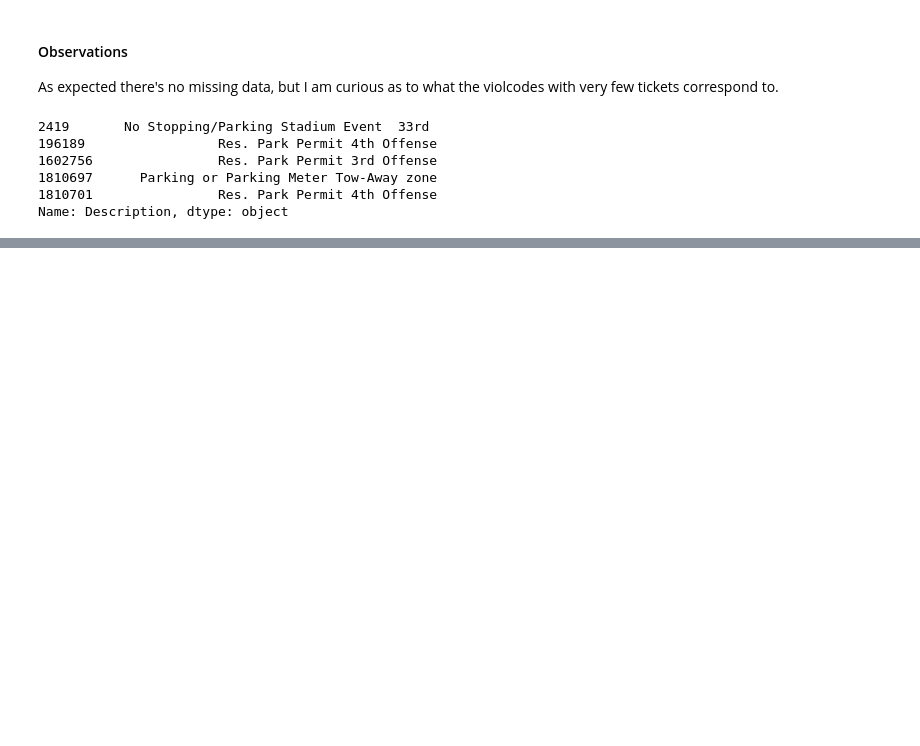
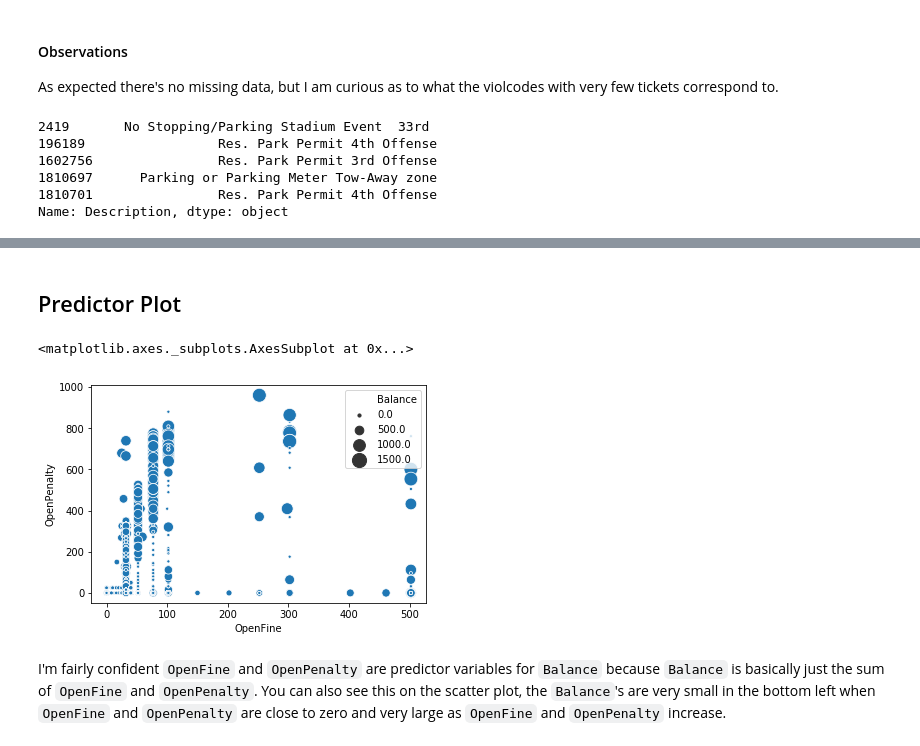
Before and after one commit to RobRoseKnows/umbc-cs-projects, a Jupyter notebook: umbc-cs491-data-science/hw/hw1/hw1.ipynb, the cells around one changed output, grey strips where cells are left out. Drawn from its saved outputs; the diff is of its cells as text; code cells hidden in the pictures; blank space fills up the shorter version.

```diff
--- a/umbc-cs491-data-science/hw/hw1/hw1.ipynb
+++ b/umbc-cs491-data-science/hw/hw1/hw1.ipynb
@@ -162,0 +341,9 @@ Alright, it looks like they correspond to a few different tickets that have happ
+# %% [markdown]
+## Predictor Plot
+# %%
+sns.scatterplot(x="OpenFine", y="OpenPenalty", size="Balance", sizes=(10,200), data=df[:50000])
+# %% [output]
+<matplotlib.axes._subplots.AxesSubplot at 0x...>
+[figure, added]
+# %% [markdown]
+I'm fairly confident `OpenFine` and `OpenPenalty` are predictor variables for `Balance` because `Balance` is basically just the sum of `OpenFine` and `OpenPenalty`. You can also see this on the scatter plot, the `Balance`'s are very small in the bottom left when `OpenFine` and `OpenPenalty` are close to zero and very large as `OpenFine` and `OpenPenalty` increase.
```
Also changed, not shown: parts of 23 cells of this notebook.
